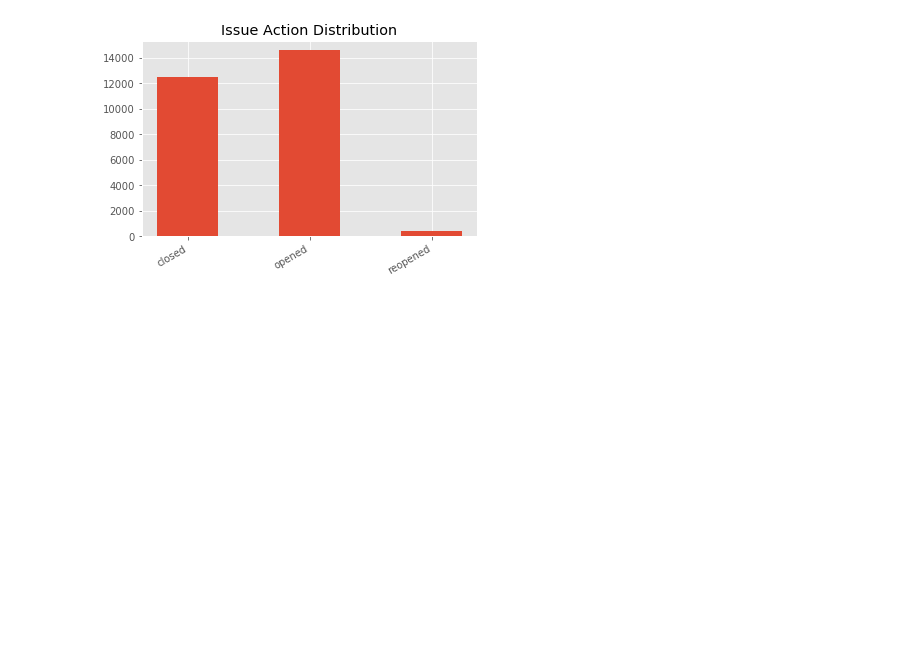
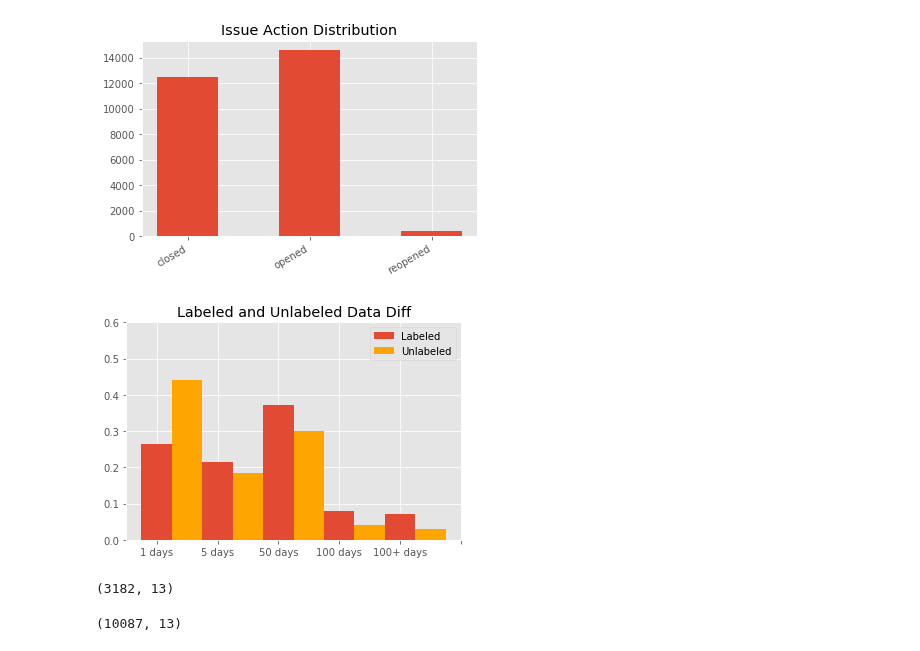
Before and after one commit to nicholas-alonzo/GitHub-Repo-Analysis, a Jupyter notebook: Event-Exploration_ql.ipynb, the cells around one changed output. Saved outputs shown, nothing was run; the diff lists cells and outputs as text; code cells hidden in the pictures; blank space fills up the shorter version.

```diff
--- a/Event-Exploration_ql.ipynb
+++ b/Event-Exploration_ql.ipynb
@@ -810,3 +810,59 @@ fig.autofmt_xdate()
 plt.show()
 # %% [output]
 [figure]
+# %%
+query="select issue_id, labels from issues_events where labels  <>''"
+query2="select issue_id, labels from issues_events where labels  =''"
+df = pd.read_sql(query, db)
+df2 = pd.read_sql(query2, db)
+df=df.join(issues_comments.set_index('issue_id'), on='issue_id')
+df2=df2.join(issues_comments.set_index('issue_id'), on='issue_id')
+df=df.drop_duplicates(subset='issue_id',keep='last')
+df2=df2.drop_duplicates(subset='issue_id',keep='last')
+df=df.dropna(axis=0)
+df2=df2.dropna(axis=0)
+
+tmp=df.loc[df['exact_date_diff']<1]
+d1=tmp.shape[0]/df.shape[0]
+tmp=df.loc[df['exact_date_diff']<5]
+d5=tmp.shape[0]/df.shape[0]
+tmp=df.loc[df['exact_date_diff']<50]
+d50=tmp.shape[0]/df.shape[0]
+tmp=df.loc[df['exact_date_diff']<100]
+d100=tmp.shape[0]/df.shape[0]
+sizes1 = [d1,d5-d1,d50-d5,d100-d50,1-d100]
+
+tmp=df2.loc[df2['exact_date_diff']<1]
+d1=tmp.shape[0]/df2.shape[0]
+tmp=df2.loc[df2['exact_date_diff']<5]
+d5=tmp.shape[0]/df2.shape[0]
+tmp=df2.loc[df2['exact_date_diff']<50]
+d50=tmp.shape[0]/df2.shape[0]
+tmp=df2.loc[df2['exact_date_diff']<100]
+d100=tmp.shape[0]/df2.shape[0]
+sizes2 = [d1,d5-d1,d50-d5,d100-d50,1-d100]
+labels = ['','1 days','5 days', '50 days','100 days','100+ days']
+
+
+
+ind = np.arange(5)
+width = 0.5
+fig = plt.figure()
+ax = fig.add_subplot(111)
+ax.set_ylim(0,0.6)
+rects1=ax.bar(ind, sizes1,width)
+rects2=ax.bar(ind+width,sizes2,width,color='orange')
+ax.set_title("Labeled and Unlabeled Data Diff")
+ax.set_xticklabels(labels)
+ax.legend( (rects1[0], rects2[0]), ('Labeled', 'Unlabeled') )
+plt.show()
+# %% [output]
+[figure, added]
+# %%
+df.shape
+# %% [output]
+(3182, 13)
+# %%
+df2.shape
+# %% [output]
+(10087, 13)
```
Also changed, not shown: parts of 1 cell of this notebook.
